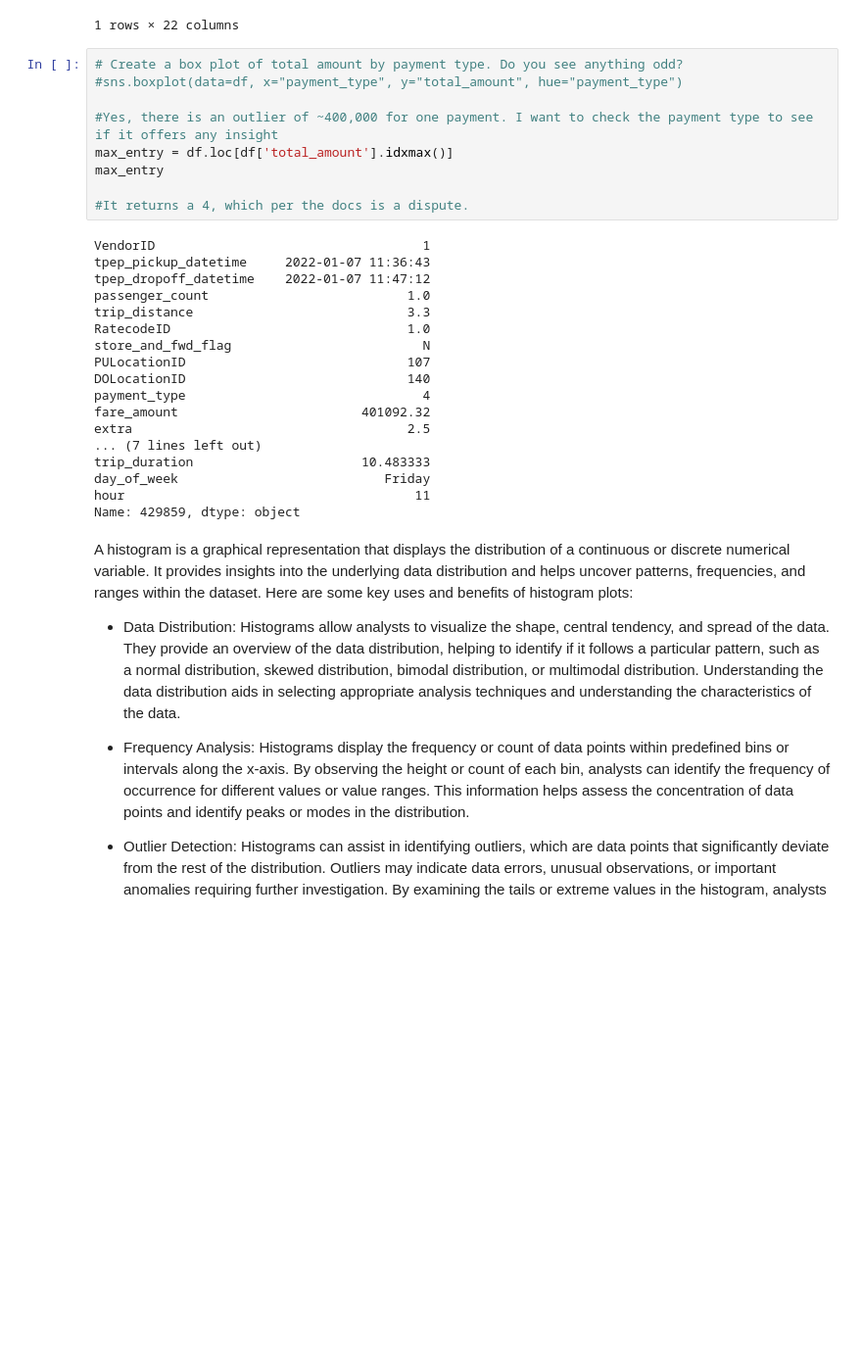
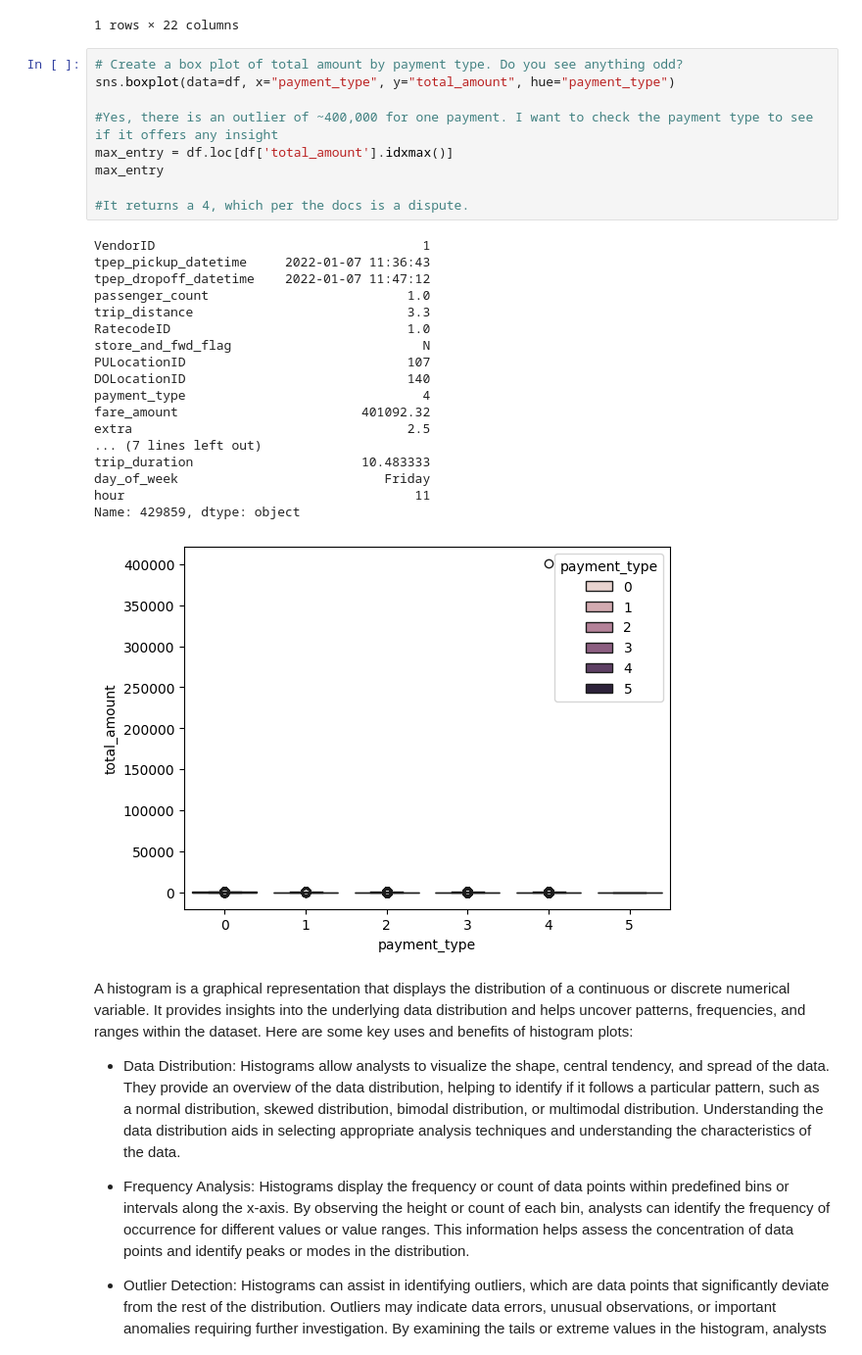
Before and after one commit to Topherrrrr/mec2-projects, a Jupyter notebook: Copy_of_Student_MLE_MiniProject_EDA.ipynb, the cells around one changed output. Shown at 98% size. Saved outputs shown, nothing was run; the diff lists cells and outputs as text; blank space fills up the shorter version.

```diff
--- a/Copy_of_Student_MLE_MiniProject_EDA.ipynb
+++ b/Copy_of_Student_MLE_MiniProject_EDA.ipynb
@@ -232,31 +255,32 @@ df.head(1)
 1 rows × 22 columns
 # %%
 # Create a box plot of total amount by payment type. Do you see anything odd?
-#sns.boxplot(data=df, x="payment_type", y="total_amount", hue="payment_type")
+sns.boxplot(data=df, x="payment_type", y="total_amount", hue="payment_type")
 
 #Yes, there is an outlier of ~400,000 for one payment. I want to check the payment type to see if it offers any insight
 max_entry = df.loc[df['total_amount'].idxmax()]
 max_entry
 
 #It returns a 4, which per the docs is a dispute.
 # %% [output]
 VendorID                                   1
 tpep_pickup_datetime     2022-01-07 11:36:43
 tpep_dropoff_datetime    2022-01-07 11:47:12
 passenger_count                          1.0
 trip_distance                            3.3
 RatecodeID                               1.0
 store_and_fwd_flag                         N
 PULocationID                             107
 DOLocationID                             140
 payment_type                               4
 fare_amount                        401092.32
 extra                                    2.5
 ... (7 lines left out)
 trip_duration                      10.483333
 day_of_week                           Friday
 hour                                      11
 Name: 429859, dtype: object
+[figure, added]
 # %% [markdown]
 A histogram is a graphical representation that displays the distribution of a continuous or discrete numerical variable. It provides insights into the underlying data distribution and helps uncover patterns, frequencies, and ranges within the dataset. Here are some key uses and benefits of histogram plots:
 
```
Also changed, not shown: parts of 9 cells of this notebook.
